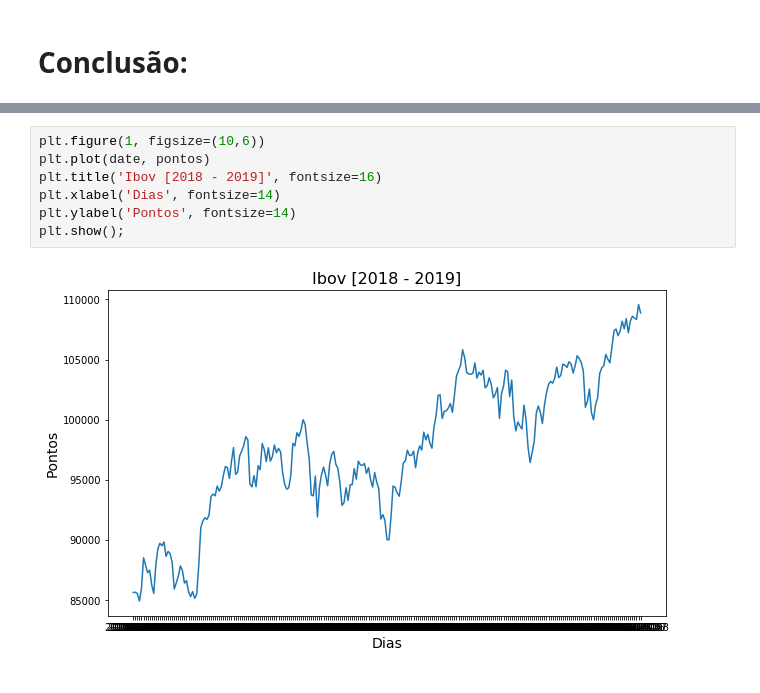
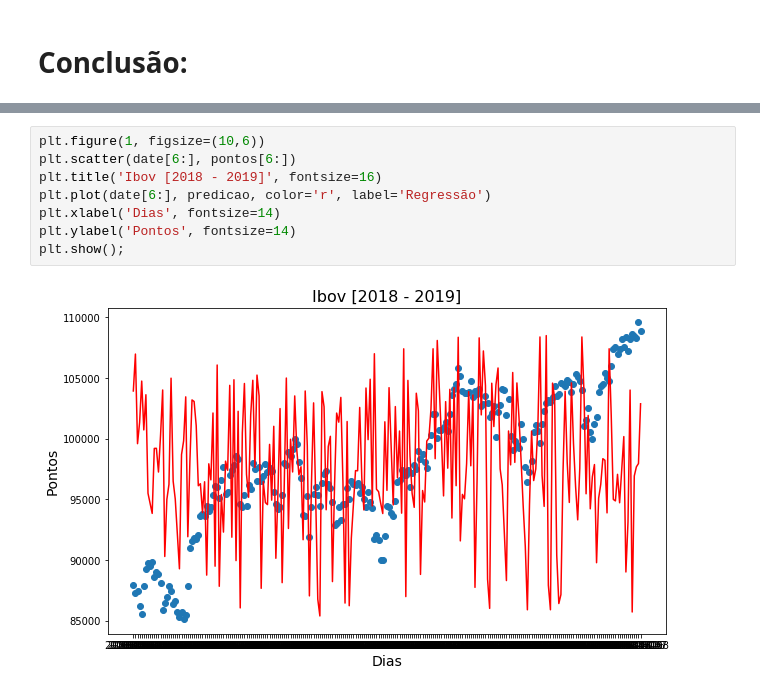
Before and after one commit to pbcarani/P3-Data-Science, a Jupyter notebook: P3_NOVO.ipynb, the cells around one changed output, grey strips where cells are left out. Cells and saved outputs as stored; diff of their text form.

```diff
--- a/P3_NOVO.ipynb
+++ b/P3_NOVO.ipynb
@@ -321,9 +337,10 @@ $Yn=\beta_0 + \beta_1 Yn1+ \beta_2 Yn2+ \beta_3 Yn3+ \beta_4 Yn4 +\epsilon_ $
 # %%
 plt.figure(1, figsize=(10,6))
-plt.plot(date, pontos)
+plt.scatter(date[6:], pontos[6:])
 plt.title('Ibov [2018 - 2019]', fontsize=16)
+plt.plot(date[6:], predicao, color='r', label='Regressão')
 plt.xlabel('Dias', fontsize=14)
 plt.ylabel('Pontos', fontsize=14)
 plt.show();
 # %% [output]
-[figure, old version]
+[figure, new version]
```
Also changed, not shown: parts of 20 cells of this notebook.
